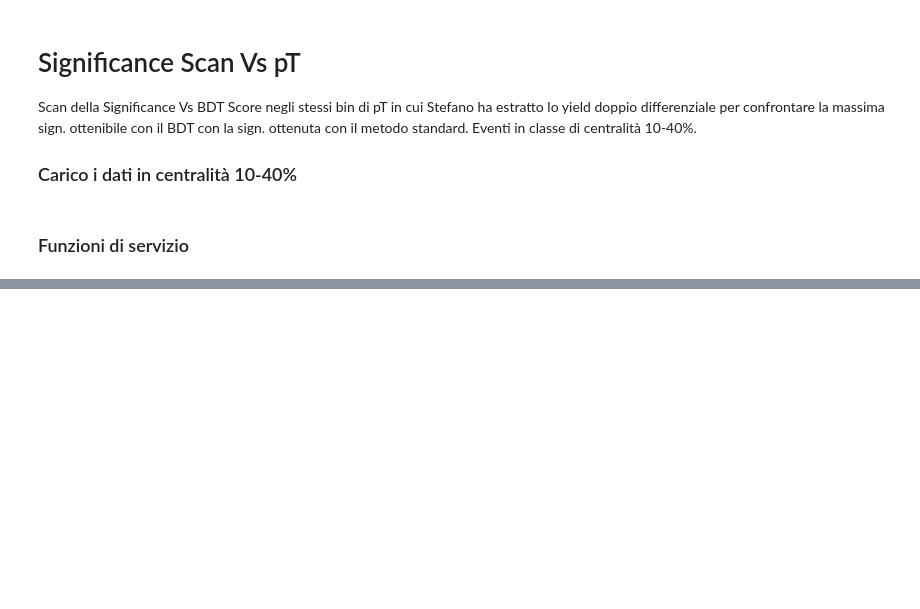
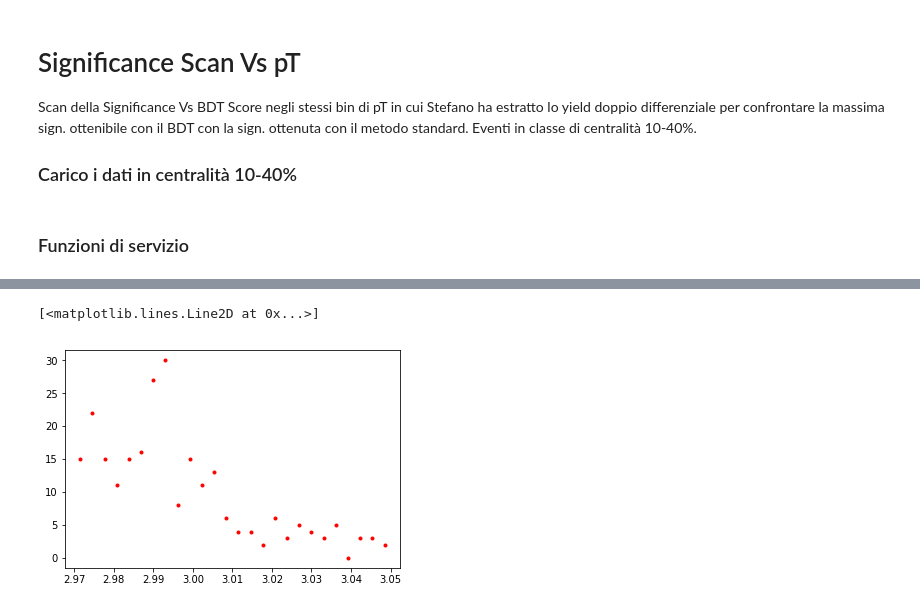
Before and after one commit to pfecchio/HypertritonML, a Jupyter notebook: Hypertriton2Body/Optimization/TrainingAndSignScan_1040.ipynb, the cells around one changed output, grey strips where cells are left out. Saved outputs shown, nothing was run; the diff lists cells and outputs as text; code cells hidden in the pictures; blank space fills up the shorter version.

```diff
--- a/Hypertriton2Body/Optimization/TrainingAndSignScan_1040.ipynb
+++ b/Hypertriton2Body/Optimization/TrainingAndSignScan_1040.ipynb
@@ -309 +309,9 @@ for i in range(0,4):
 <Figure size 432x288 with 0 Axes>
+# %%
+df_score = df_18r.query('Score>6.86')['InvMass']
+counts,bins = np.histogram(df_score,bins=26,range=[2.97,3.05]);
+bin_centers = 0.5*(bins[1:]+bins[:-1])
+plot(bin_centers,counts,'r.')
+# %% [output]
+[<matplotlib.lines.Line2D at 0x...>]
+[figure, added]
```
Also changed, not shown: parts of 3 cells of this notebook, 1 other file.
